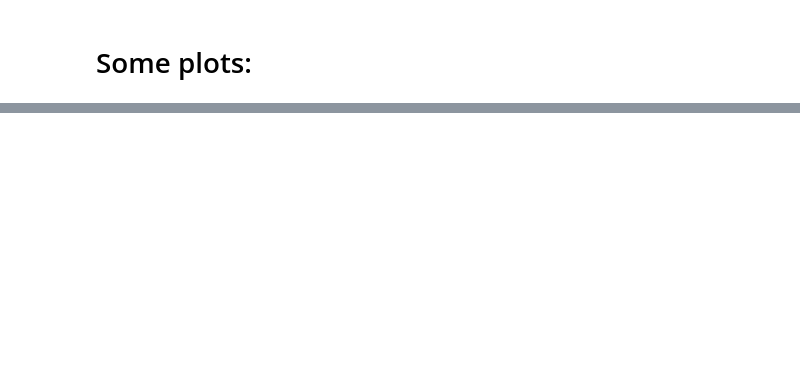
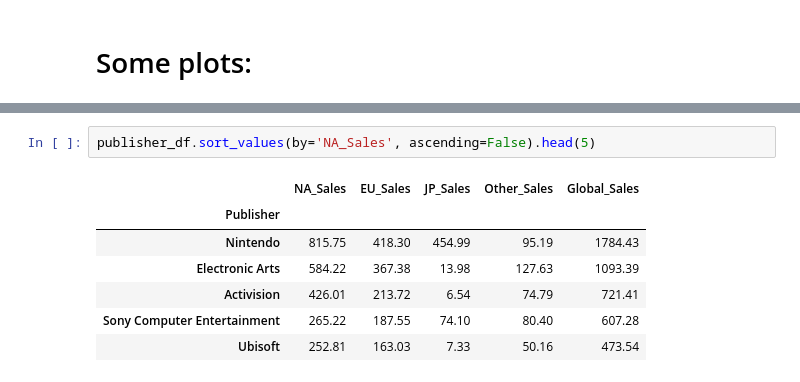
Before and after one commit to albert6051/csc59970-project, a Jupyter notebook: csc59970 project exploratory data analysis.ipynb, the cells around one changed output, grey strips where cells are left out. Drawn from its saved outputs; the diff is of its cells as text; blank space fills up the shorter version.

```diff
--- a/csc59970 project exploratory data analysis.ipynb
+++ b/csc59970 project exploratory data analysis.ipynb
@@ -350,0 +386,10 @@ plt.show()
+# %%
+publisher_df.sort_values(by='NA_Sales', ascending=False).head(5)
+# %% [output]
+|  | NA_Sales | EU_Sales | JP_Sales | Other_Sales | Global_Sales |
+| Publisher |  |  |  |  |  |
+| Nintendo | 815.75 | 418.30 | 454.99 | 95.19 | 1784.43 |
+| Electronic Arts | 584.22 | 367.38 | 13.98 | 127.63 | 1093.39 |
+| Activision | 426.01 | 213.72 | 6.54 | 74.79 | 721.41 |
+| Sony Computer Entertainment | 265.22 | 187.55 | 74.10 | 80.40 | 607.28 |
+| Ubisoft | 252.81 | 163.03 | 7.33 | 50.16 | 473.54 |
```
Also changed, not shown: parts of 16 cells of this notebook.
